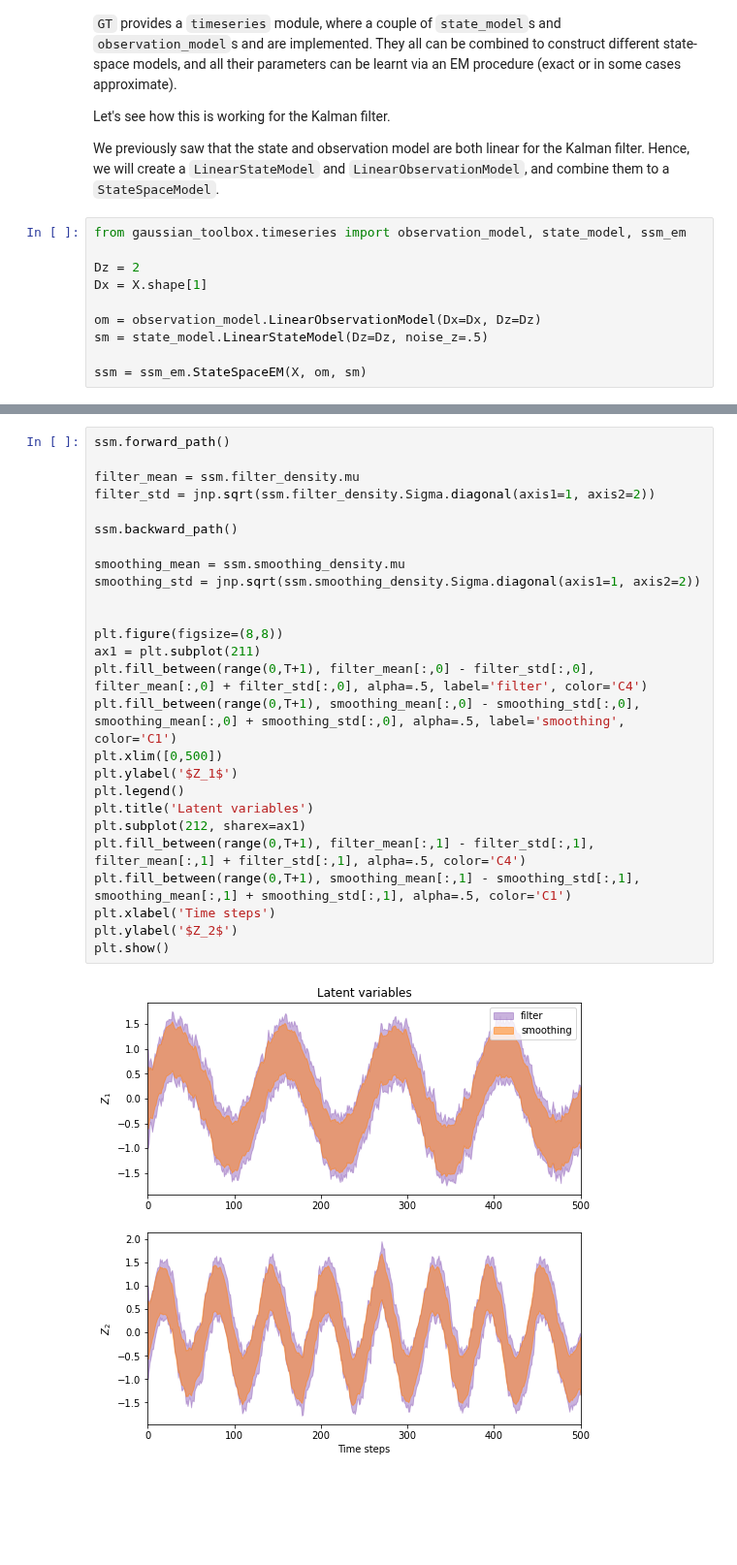
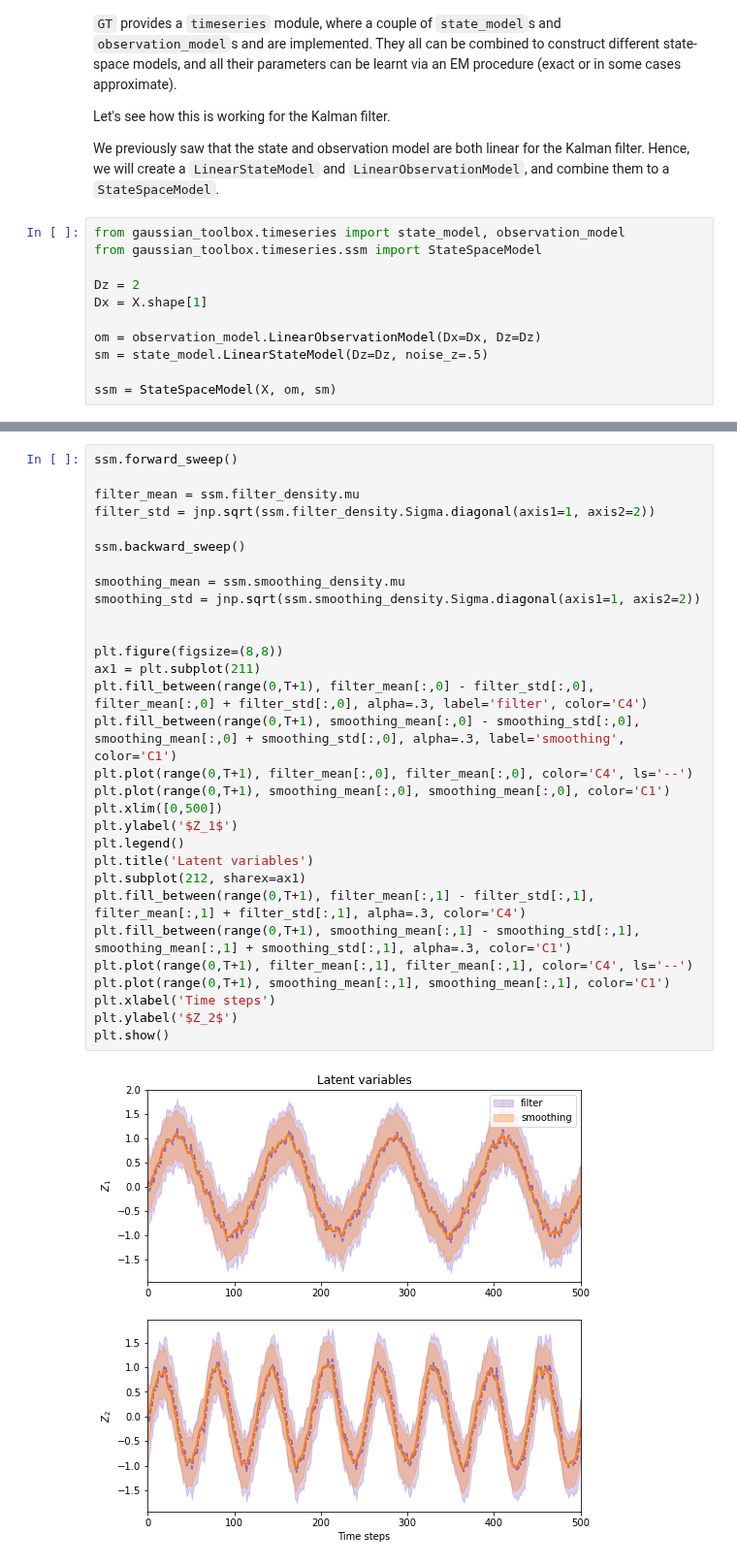
Before and after one commit to christiando/gaussian-toolbox, a Jupyter notebook: docs/source/notebooks/timeseries.ipynb, the cells around one changed output, grey strips where cells are left out. Shown at 97% size. Saved outputs shown, nothing was run; the diff lists cells and outputs as text; blank space fills up the shorter version.

Commit message:
docs:timeseries notebook

```diff
--- a/docs/source/notebooks/timeseries.ipynb
+++ b/docs/source/notebooks/timeseries.ipynb
@@ -94,7 +97,8 @@ Let's see how this is working for the Kalman filter.
 
 We previously saw that the state and observation model are both linear for the Kalman filter. Hence, we will create a `LinearStateModel` and `LinearObservationModel`, and combine them to a `StateSpaceModel`.
 # %%
-from gaussian_toolbox.timeseries import observation_model, state_model, ssm_em
+from gaussian_toolbox.timeseries import state_model, observation_model
+from gaussian_toolbox.timeseries.ssm import StateSpaceModel
 
 Dz = 2
 Dx = X.shape[1]
@@ -102,5 +106,5 @@ Dx = X.shape[1]
 om = observation_model.LinearObservationModel(Dx=Dx, Dz=Dz)
 sm = state_model.LinearStateModel(Dz=Dz, noise_z=.5)
 
-ssm = ssm_em.StateSpaceEM(X, om, sm)
+ssm = StateSpaceModel(X, om, sm)
 # %% [markdown]
@@ -108,28 +112,32 @@ Now let's perform filtering (`forward_path`) and smoothing (`backward_path`) on
 # %%
-ssm.forward_path()
+ssm.forward_sweep()
 
 filter_mean = ssm.filter_density.mu
 filter_std = jnp.sqrt(ssm.filter_density.Sigma.diagonal(axis1=1, axis2=2))
 
-ssm.backward_path()
+ssm.backward_sweep()
 
 smoothing_mean = ssm.smoothing_density.mu
 smoothing_std = jnp.sqrt(ssm.smoothing_density.Sigma.diagonal(axis1=1, axis2=2))
 
 
 plt.figure(figsize=(8,8))
 ax1 = plt.subplot(211)
-plt.fill_between(range(0,T+1), filter_mean[:,0] - filter_std[:,0], filter_mean[:,0] + filter_std[:,0], alpha=.5, label='filter', color='C4')
-plt.fill_between(range(0,T+1), smoothing_mean[:,0] - smoothing_std[:,0], smoothing_mean[:,0] + smoothing_std[:,0], alpha=.5, label='smoothing', color='C1')
+plt.fill_between(range(0,T+1), filter_mean[:,0] - filter_std[:,0], filter_mean[:,0] + filter_std[:,0], alpha=.3, label='filter', color='C4')
+plt.fill_between(range(0,T+1), smoothing_mean[:,0] - smoothing_std[:,0], smoothing_mean[:,0] + smoothing_std[:,0], alpha=.3, label='smoothing', color='C1')
+plt.plot(range(0,T+1), filter_mean[:,0], filter_mean[:,0], color='C4', ls='--')
+plt.plot(range(0,T+1), smoothing_mean[:,0], smoothing_mean[:,0], color='C1')
 plt.xlim([0,500])
 plt.ylabel('$Z_1$')
 plt.legend()
 plt.title('Latent variables')
 plt.subplot(212, sharex=ax1)
-plt.fill_between(range(0,T+1), filter_mean[:,1] - filter_std[:,1], filter_mean[:,1] + filter_std[:,1], alpha=.5, color='C4')
-plt.fill_between(range(0,T+1), smoothing_mean[:,1] - smoothing_std[:,1], smoothing_mean[:,1] + smoothing_std[:,1], alpha=.5, color='C1')
+plt.fill_between(range(0,T+1), filter_mean[:,1] - filter_std[:,1], filter_mean[:,1] + filter_std[:,1], alpha=.3, color='C4')
+plt.fill_between(range(0,T+1), smoothing_mean[:,1] - smoothing_std[:,1], smoothing_mean[:,1] + smoothing_std[:,1], alpha=.3, color='C1')
+plt.plot(range(0,T+1), filter_mean[:,1], filter_mean[:,1], color='C4', ls='--')
+plt.plot(range(0,T+1), smoothing_mean[:,1], smoothing_mean[:,1], color='C1')
 plt.xlabel('Time steps')
 plt.ylabel('$Z_2$')
 plt.show()
 # %% [output]
-[figure, old version]
+[figure, new version]
```
Also changed, not shown: parts of 12 cells of this notebook, 1 other file.
